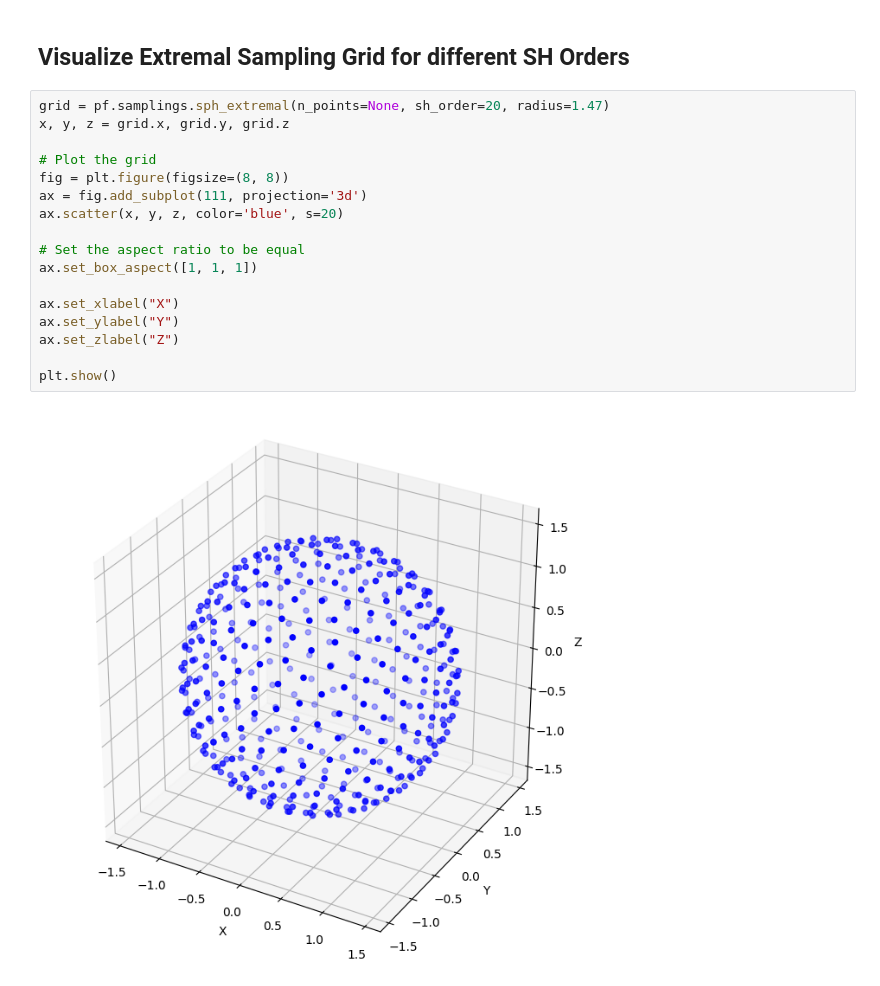
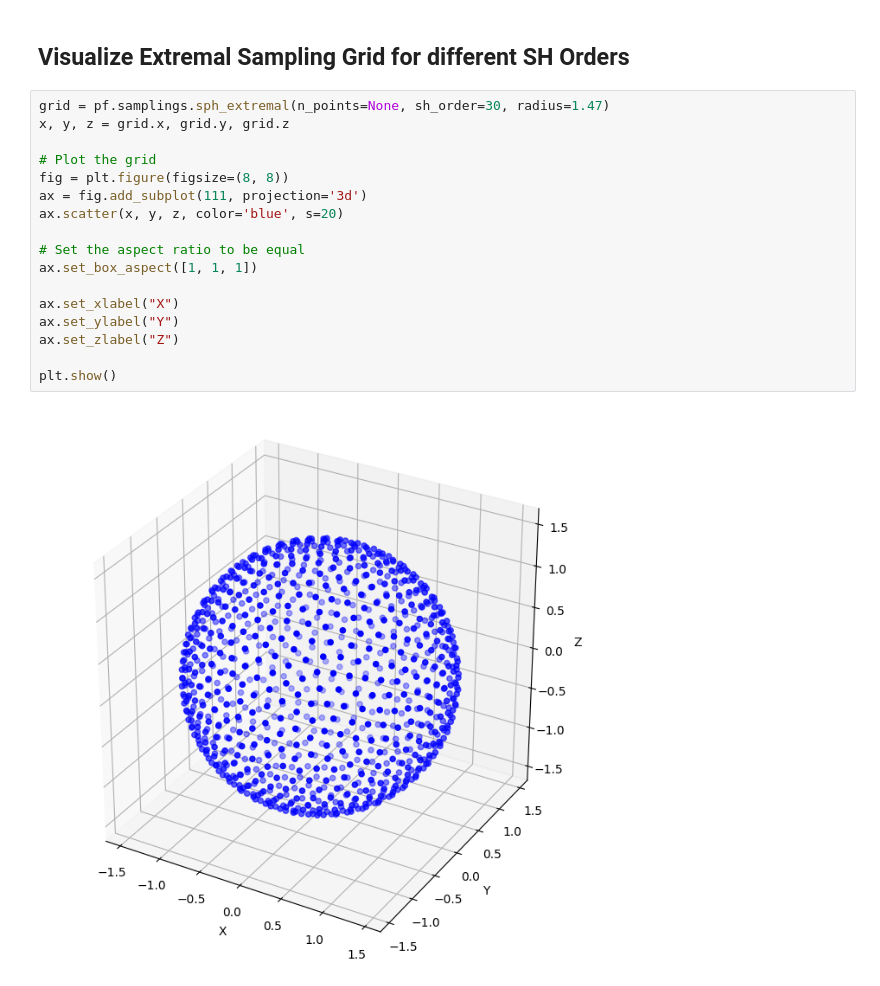
Before and after one commit to vackva/Orbe, a Jupyter notebook: python/ResearchNotebook.ipynb, the cells around one changed output. Cells and saved outputs as stored; diff of their text form.

Commit message:
switched sampling grid for sh interpolation to sph_extremal

```diff
--- a/python/ResearchNotebook.ipynb
+++ b/python/ResearchNotebook.ipynb
@@ -141,21 +141,21 @@ sof.write_sofa(file, sofa,compression=0)
 # %% [markdown]
 ## Visualize Extremal Sampling Grid for different SH Orders
 # %%
-grid = pf.samplings.sph_extremal(n_points=None, sh_order=20, radius=1.47)
+grid = pf.samplings.sph_extremal(n_points=None, sh_order=30, radius=1.47)
 x, y, z = grid.x, grid.y, grid.z
 
 # Plot the grid
 fig = plt.figure(figsize=(8, 8))
 ax = fig.add_subplot(111, projection='3d')
 ax.scatter(x, y, z, color='blue', s=20)
 
 # Set the aspect ratio to be equal
 ax.set_box_aspect([1, 1, 1])
 
 ax.set_xlabel("X")
 ax.set_ylabel("Y")
 ax.set_zlabel("Z")
 
 plt.show()
 # %% [output]
-[figure, old version]
+[figure, new version]
```
Also changed, not shown: 1 other file.
